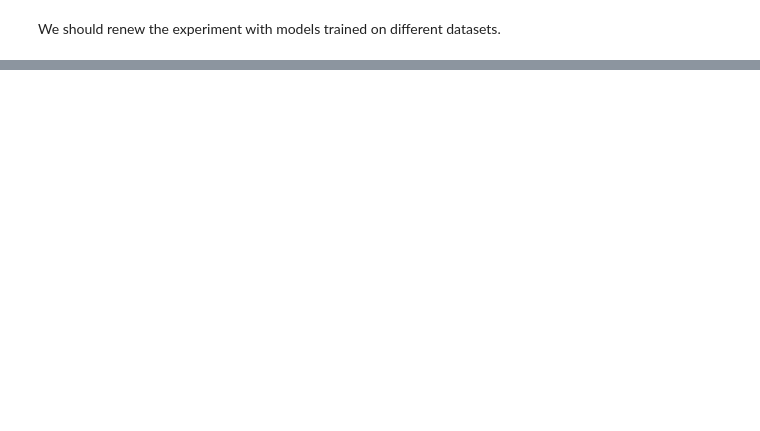
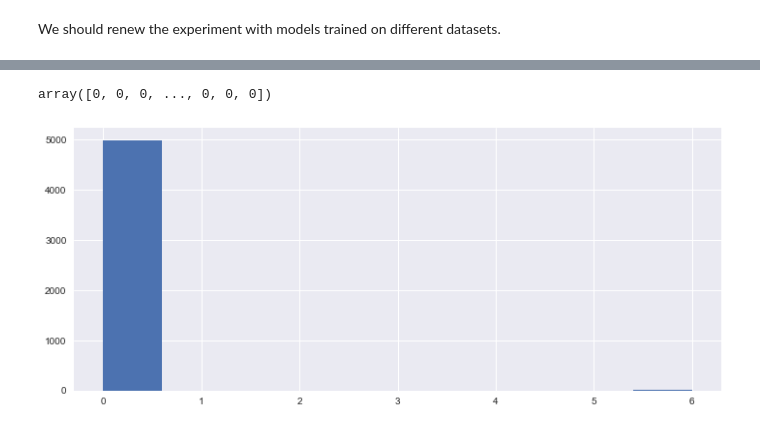
Before and after one commit to MerlinEgalite/kickstarter-analysis, a Jupyter notebook: stacking.ipynb, the cells around one changed output, grey strips where cells are left out. Drawn from its saved outputs; the diff is of its cells as text; code cells hidden in the pictures; blank space fills up the shorter version.

```diff
--- a/stacking.ipynb
+++ b/stacking.ipynb
@@ -505,0 +1099,7 @@ We should renew the experiment with models trained on different datasets.
+# %%
+# Loading the datasets. Since the models were trained on the first part of the dataset, we must choose different datasets this
+# time, for instance the second subsets
+X_train = pd.read_csv('datasets/observations1.csv')
+y_train = pd.read_csv('datasets/labels1.csv')
+X_train.drop('id',axis=1,inplace=True)
+y_train.drop('Unnamed: 0',axis=1,inplace=True);
@@ -505,0 +1125,2 @@ We should renew the experiment with models trained on different datasets.
+# %%
+ stackX = stacked_dataset(level0_models, X_train.iloc[:5000,:])
@@ -505,0 +1131,12 @@ We should renew the experiment with models trained on different datasets.
+# %%
+temp = np.array(stackX.shape[0]*[0])
+for i in range(stackX.shape[0]):
+    temp[i] = (stackX[i] == 1).sum()
+
+temp
+# %% [output]
+array([0, 0, 0, ..., 0, 0, 0])
+# %%
+plt.hist(temp);
+# %% [output]
+[figure, added]
```
Also changed, not shown: parts of 108 cells of this notebook.
